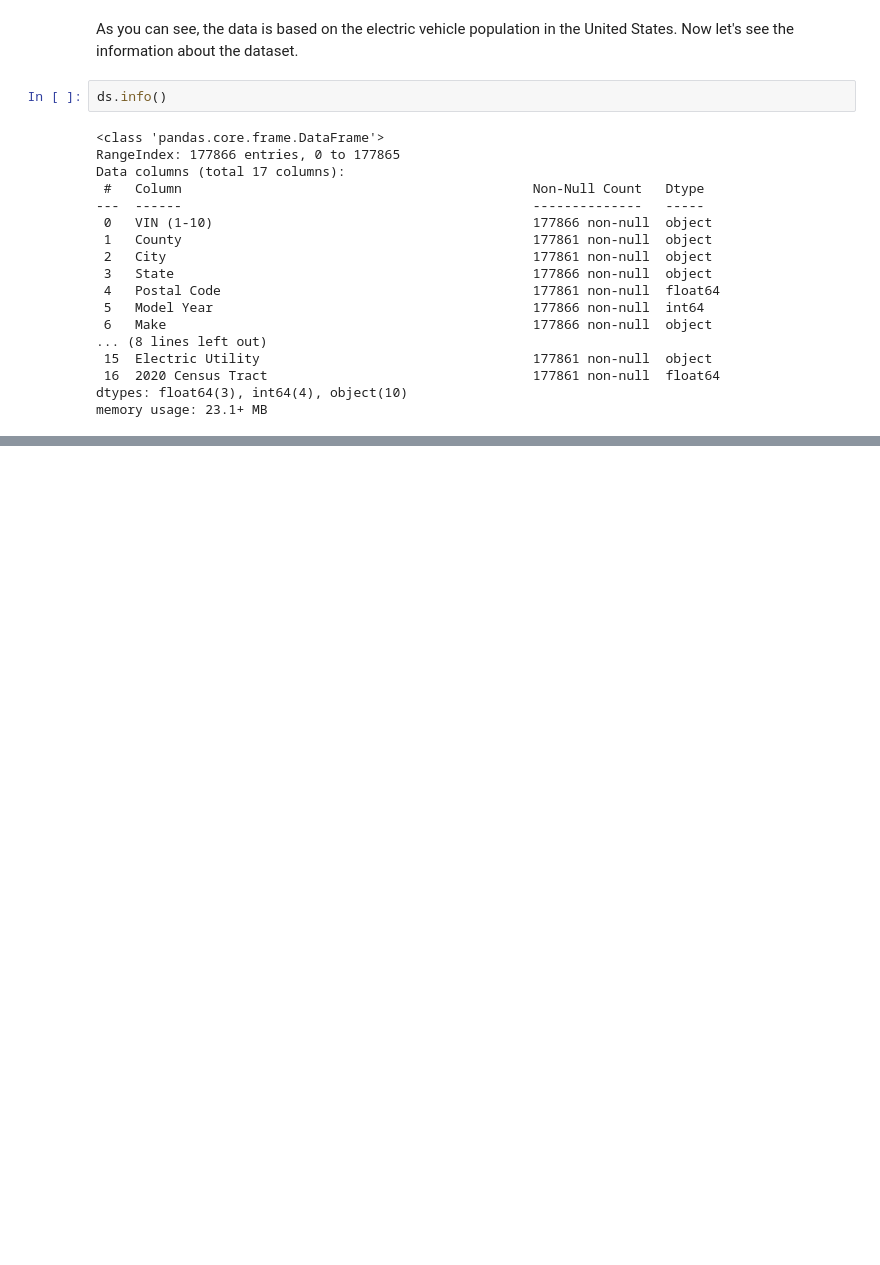
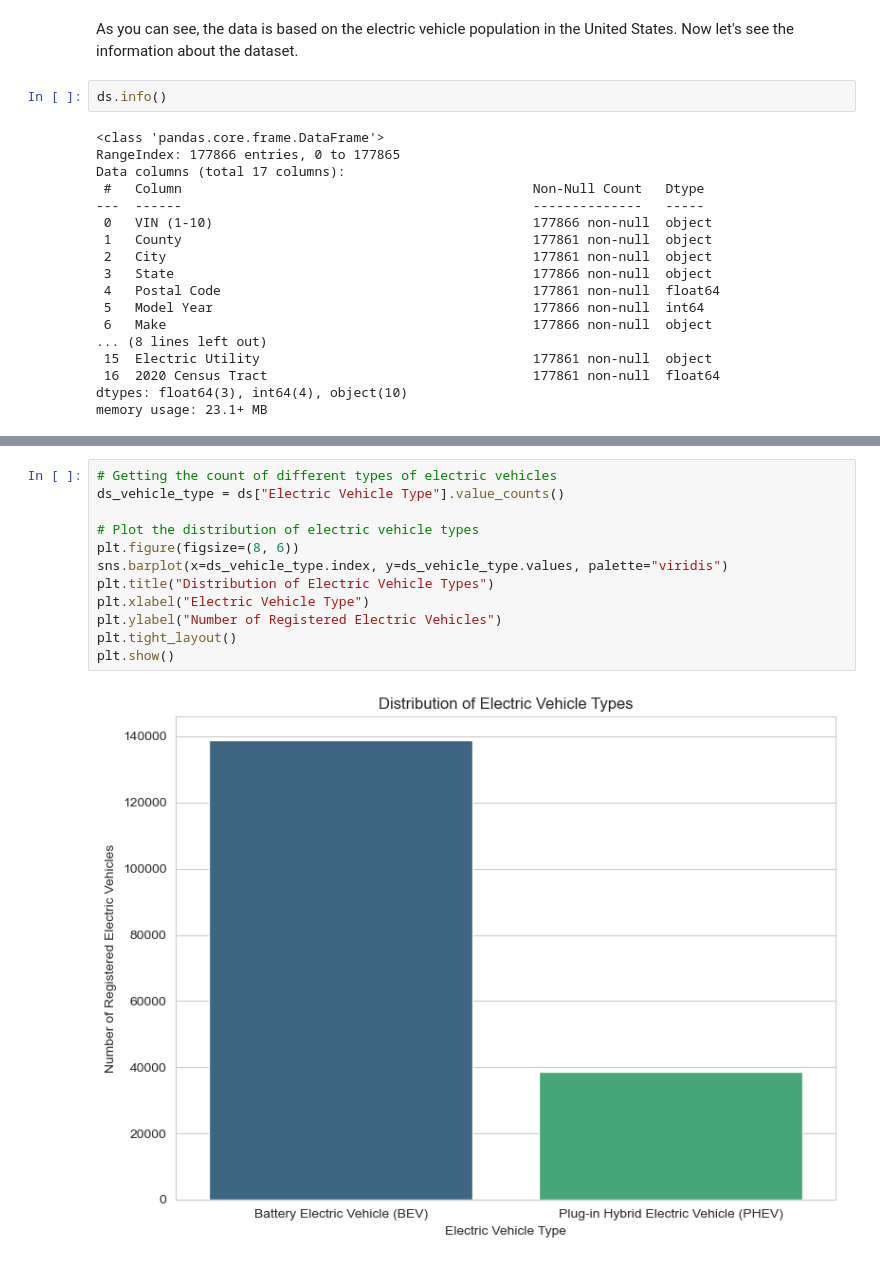
Before and after one commit to cogxen/ev-market-size-analysis, a Jupyter notebook: report.ipynb, the cells around one changed output, grey strips where cells are left out. Saved outputs shown, nothing was run; the diff lists cells and outputs as text; blank space fills up the shorter version.

```diff
--- a/report.ipynb
+++ b/report.ipynb
@@ -60,0 +174,14 @@ memory usage: 23.1+ MB
+# %%
+# Getting the count of different types of electric vehicles
+ds_vehicle_type = ds["Electric Vehicle Type"].value_counts()
+
+# Plot the distribution of electric vehicle types
+plt.figure(figsize=(8, 6))
+sns.barplot(x=ds_vehicle_type.index, y=ds_vehicle_type.values, palette="viridis")
+plt.title("Distribution of Electric Vehicle Types")
+plt.xlabel("Electric Vehicle Type")
+plt.ylabel("Number of Registered Electric Vehicles")
+plt.tight_layout()
+plt.show()
+# %% [output]
+[figure, added]
```
Also changed, not shown: parts of 15 cells of this notebook.
